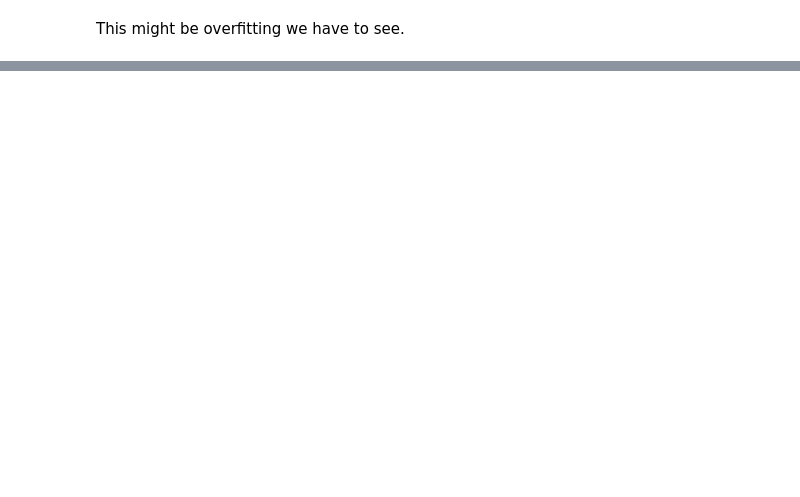
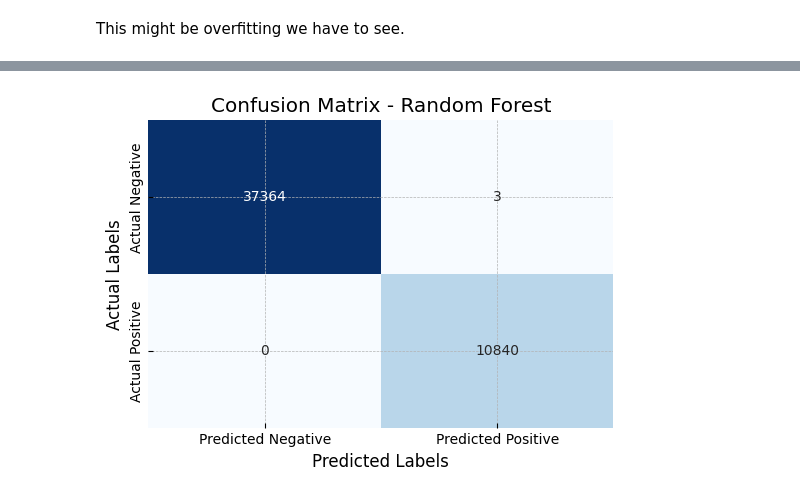
Before and after one commit to bharath03-a/Gun-Violence-Incidents, a Jupyter notebook: notebooks/05_classification.ipynb, the cells around one changed output, grey strips where cells are left out. Drawn from its saved outputs; the diff is of its cells as text; code cells hidden in the pictures; blank space fills up the shorter version.

```diff
--- a/notebooks/05_classification.ipynb
+++ b/notebooks/05_classification.ipynb
@@ -206,0 +233,14 @@ This might be overfitting we have to see.
+# %%
+gbt = GBTClassifier(labelCol="is_killed", featuresCol="features", maxBins=500)
+
+gbt_model = gbt.fit(train_data)
+train_predictions_gbt = gbt_model.transform(train_data)
+test_predictions_gbt = gbt_model.transform(test_data)
+
+evaluator = BinaryClassificationEvaluator(labelCol="is_killed", metricName="areaUnderROC")
+
+train_auc_gbt = evaluator.evaluate(train_predictions_gbt)
+print(f"Gradient Boosting Train AUC: {train_auc_gbt}")
+
+test_auc_gbt = evaluator.evaluate(test_predictions_gbt)
+print(f"Gradient Boosting Test AUC: {test_auc_gbt}")
@@ -206,0 +251,6 @@ This might be overfitting we have to see.
+# %%
+preds_df_gbt = test_predictions_gbt.select("is_killed", "prediction", "probability").toPandas()
+
+preds_df_gbt["probability"] = preds_df_gbt["probability"].apply(lambda x: x[1])
+true_labels_gbt = preds_df_gbt["is_killed"]
+predicted_probs_gbt = preds_df_gbt["probability"]
@@ -206,0 +271,13 @@ This might be overfitting we have to see.
+# %%
+cm = confusion_matrix(preds_df_gbt["is_killed"], preds_df_gbt["prediction"])
+
+plt.figure(figsize=(6, 4))
+sns.heatmap(cm, annot=True, fmt="d", cmap="Blues", cbar=False,
+            xticklabels=['Predicted Negative', 'Predicted Positive'],
+            yticklabels=['Actual Negative', 'Actual Positive'])
+plt.xlabel("Predicted Labels")
+plt.ylabel("Actual Labels")
+plt.title("Confusion Matrix - Random Forest")
+plt.show()
+# %% [output]
+[figure, added]
```
Also changed, not shown: parts of 16 cells of this notebook.
